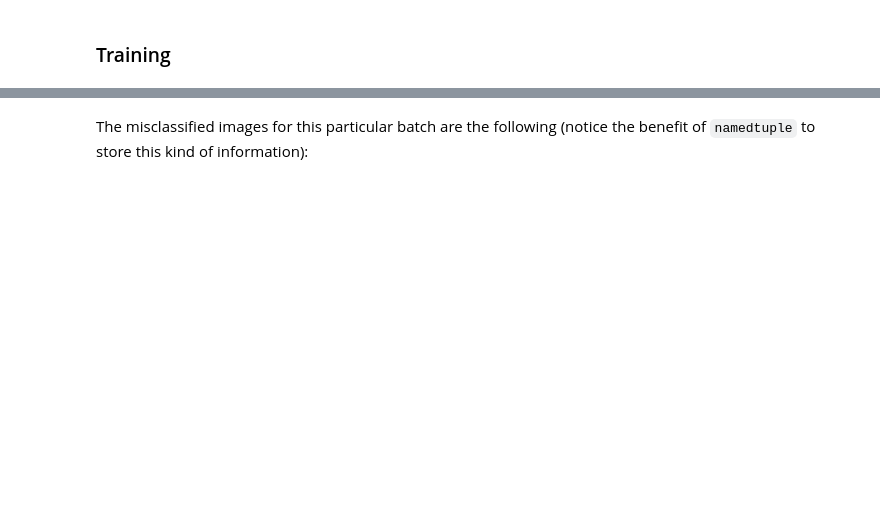
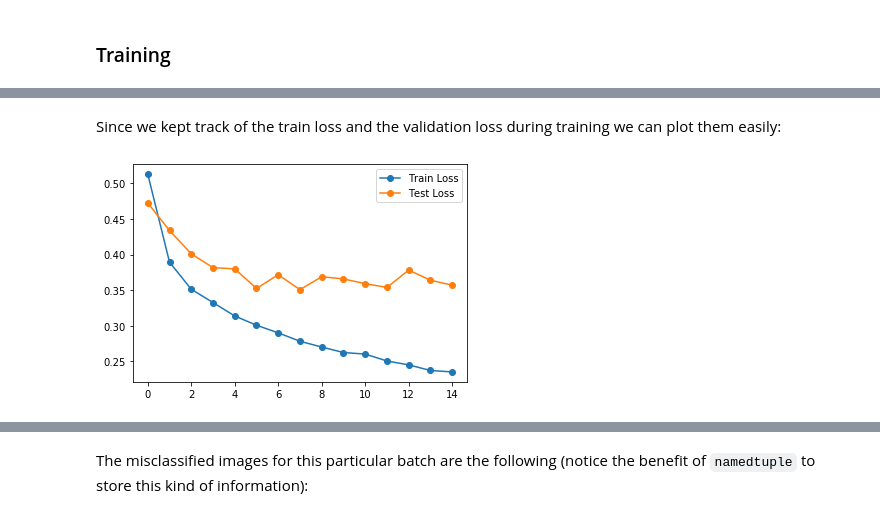
Before and after one commit to RMeli/BertelsmannAI, a Jupyter notebook: 02_intro-to-pytorch/03-FashionMNIST-MLP-validation.ipynb, the cells around one changed output, grey strips where cells are left out. Saved outputs shown, nothing was run; the diff lists cells and outputs as text; code cells hidden in the pictures; blank space fills up the shorter version.

```diff
--- a/02_intro-to-pytorch/03-FashionMNIST-MLP-validation.ipynb
+++ b/02_intro-to-pytorch/03-FashionMNIST-MLP-validation.ipynb
@@ -186,0 +199,16 @@ showclassp(images, labels, model)
+# %%
+# Model prediction probabilities
+with torch.no_grad():
+    p = torch.exp(model(images))
+
+# Get probability and class of top prediction
+top_p, top_c = p.topk(1, dim=1)
+
+# Get truth table for the predicted classes
+# Transform torch.ByteTensor type to torch.FloatTensor
+equals = (top_c == labels.view(*top_c.shape)).type(torch.FloatTensor)
+
+# Compute accuracy
+accuracy = torch.mean(equals)
+
+print(f'Accuracy: {accuracy.item()*100}%')
@@ -235,0 +317,10 @@ Loss #4: 0.31253494937748133
+# %% [markdown]
+Since we kept track of the train loss and the validation loss during training we can plot them easily:
+# %%
+fig = plt.figure()
+plt.plot(train_losses, "o-", label="Train Loss")
+plt.plot(test_losses, "o-", label="Test Loss")
+plt.legend()
+plt.show()
+# %% [output]
+[figure, added]
```
Also changed, not shown: parts of 25 cells of this notebook.
